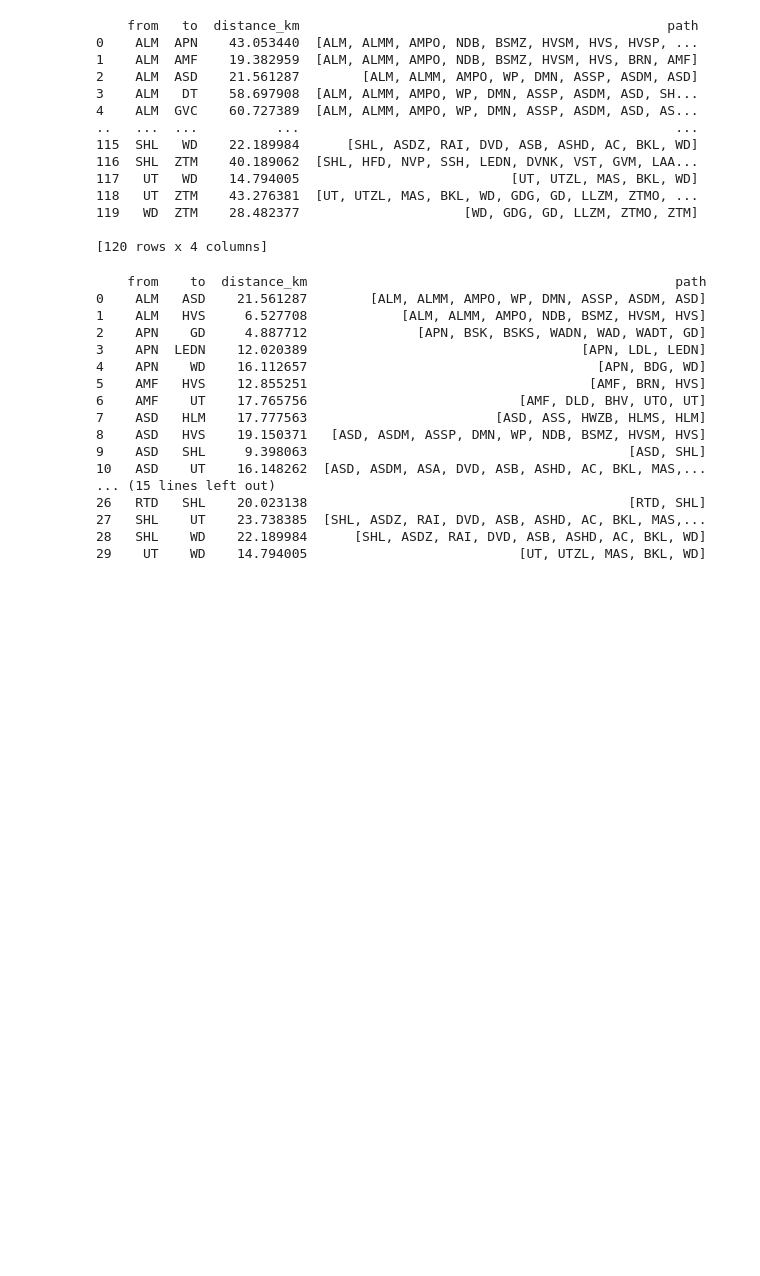
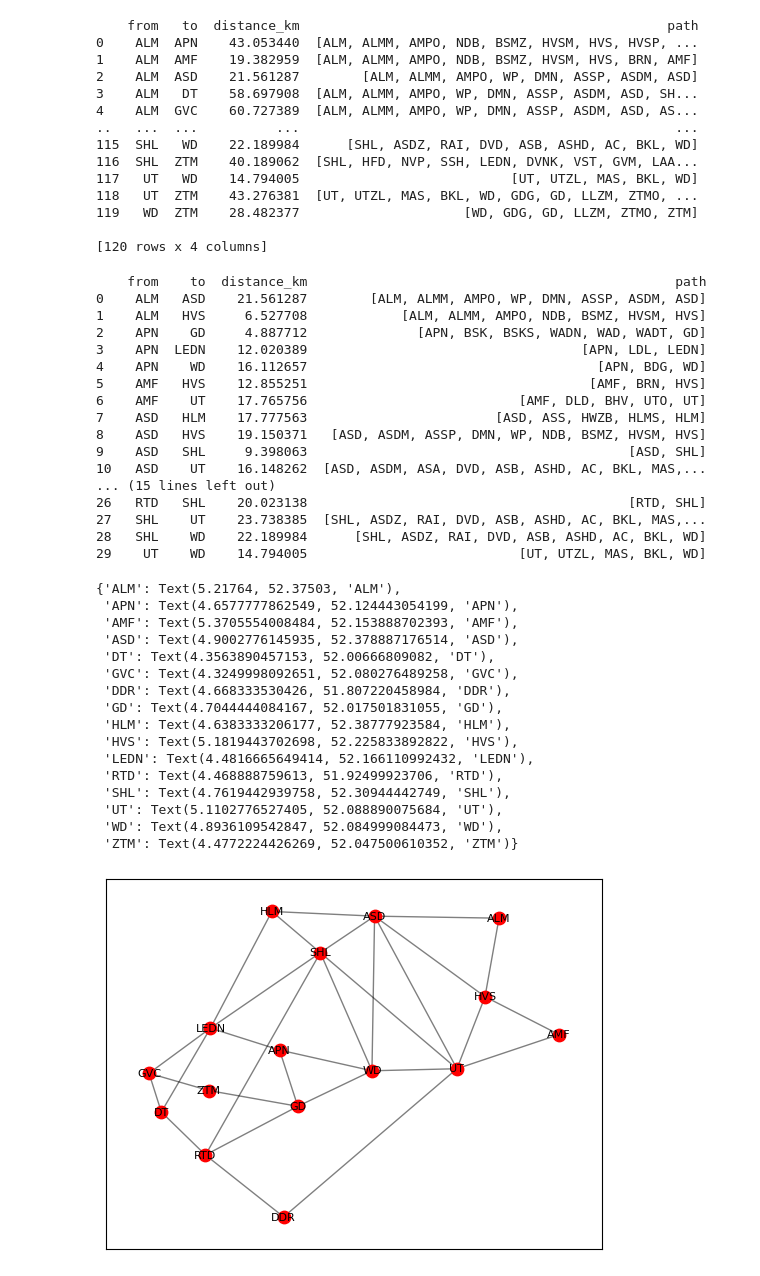
Before and after one commit to EVO5055/SEN124A-Project, a Jupyter notebook: Network.ipynb, the cells around one changed output. Cells and saved outputs as stored; diff of their text form; code cells hidden in the pictures; blank space fills up the shorter version.

```diff
--- a/Network.ipynb
+++ b/Network.ipynb
@@ -175,3 +175,48 @@ print(red_city_connections_df)
 27   SHL    UT    23.738385  [SHL, ASDZ, RAI, DVD, ASB, ASHD, AC, BKL, MAS,...
 28   SHL    WD    22.189984      [SHL, ASDZ, RAI, DVD, ASB, ASHD, AC, BKL, WD]
 29    UT    WD    14.794005                           [UT, UTZL, MAS, BKL, WD]
+# %%
+# create reduced graph with only red cities
+G_red = nx.Graph()
+
+# add red city nodes with original attributes
+for node, data in G.nodes(data=True):
+    if data.get("color") == "red":
+        G_red.add_node(node, **data)
+
+# add only the filtered red-red connections
+for _, row in red_city_connections_df.iterrows():
+    G_red.add_edge(
+        row["from"],
+        row["to"],
+        weight=row["distance_km"]
+    )
+
+# positions from lat/lon
+pos_red = {
+    node: (data["lng"], data["lat"])
+    for node, data in G_red.nodes(data=True)
+}
+
+
+nx.draw_networkx_edges(G_red, pos_red, alpha=0.5)
+nx.draw_networkx_nodes(G_red, pos_red, node_color="red", node_size=80)
+nx.draw_networkx_labels(G_red, pos_red, font_size=8)
+# %% [output]
+{'ALM': Text(5.21764, 52.37503, 'ALM'),
+ 'APN': Text(4.6577777862549, 52.124443054199, 'APN'),
+ 'AMF': Text(5.3705554008484, 52.153888702393, 'AMF'),
+ 'ASD': Text(4.9002776145935, 52.378887176514, 'ASD'),
+ 'DT': Text(4.3563890457153, 52.00666809082, 'DT'),
+ 'GVC': Text(4.3249998092651, 52.080276489258, 'GVC'),
+ 'DDR': Text(4.668333530426, 51.807220458984, 'DDR'),
+ 'GD': Text(4.7044444084167, 52.017501831055, 'GD'),
+ 'HLM': Text(4.6383333206177, 52.38777923584, 'HLM'),
+ 'HVS': Text(5.1819443702698, 52.225833892822, 'HVS'),
+ 'LEDN': Text(4.4816665649414, 52.166110992432, 'LEDN'),
+ 'RTD': Text(4.468888759613, 51.92499923706, 'RTD'),
+ 'SHL': Text(4.7619442939758, 52.30944442749, 'SHL'),
+ 'UT': Text(5.1102776527405, 52.088890075684, 'UT'),
+ 'WD': Text(4.8936109542847, 52.084999084473, 'WD'),
+ 'ZTM': Text(4.4772224426269, 52.047500610352, 'ZTM')}
+[figure, added]
```
